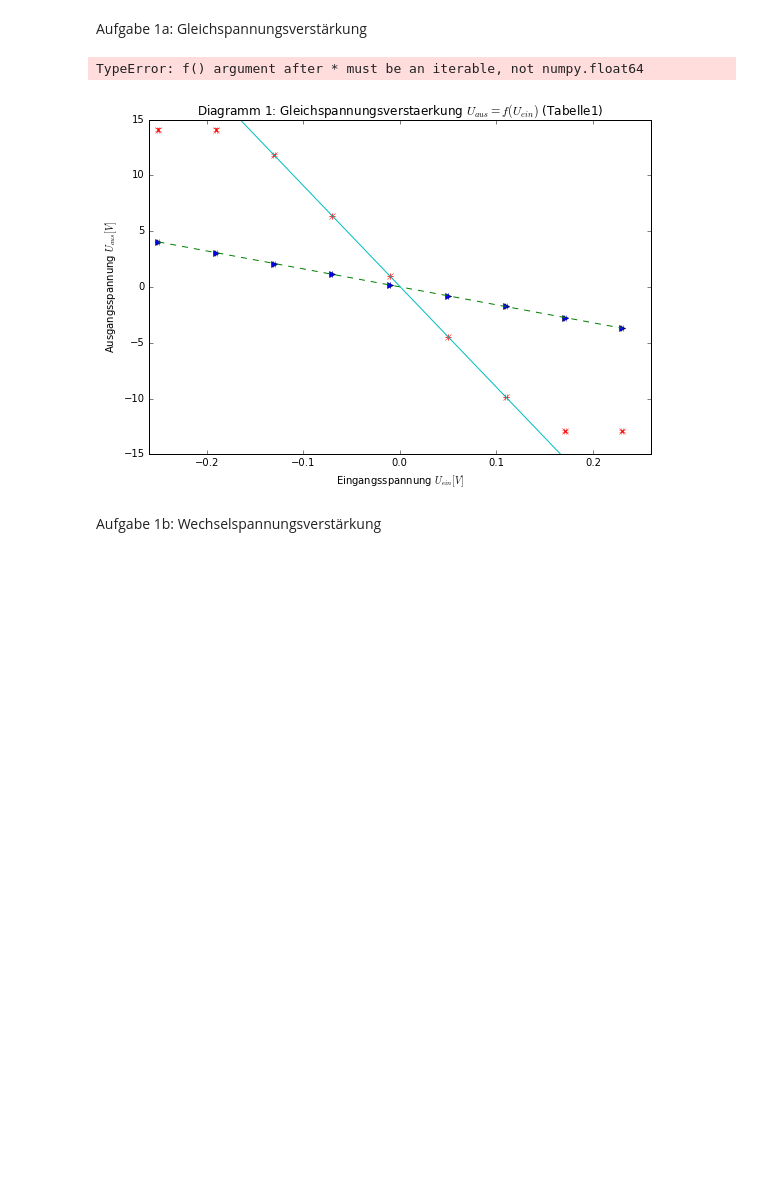
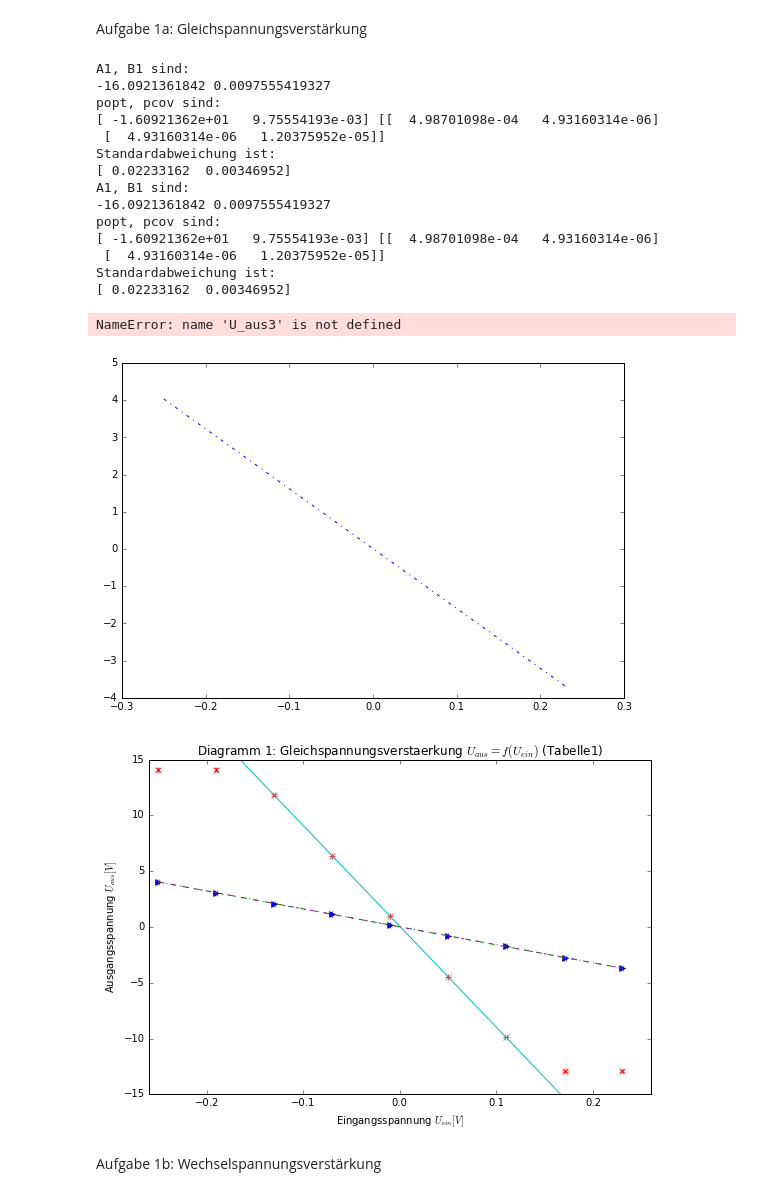
Before and after one commit to woskar/pap2-lab-training, a Jupyter notebook: v242/v242_spannungsverstaerkung.ipynb, the cells around one changed output. Saved outputs shown, nothing was run; the diff lists cells and outputs as text; code cells hidden in the pictures; blank space fills up the shorter version.

```diff
--- a/v242/v242_spannungsverstaerkung.ipynb
+++ b/v242/v242_spannungsverstaerkung.ipynb
@@ -38,35 +38,65 @@ fig,ax = plt.subplots(1)
 ax.errorbar(U_ein, U_aus1, linestyle='None', marker='>', label='$R_{G}=48.7 k\Omega$', xerr=ein_err, yerr=aus1_err)
 ax.plot(U_ein, f(U_ein, A1, B1), linestyle='--', label='$m_{fit}=%.2f, (t_{fit}=%.2f)$' %(A1, B1))
 
 ax.errorbar(U_ein, U_aus2, linestyle='None', marker='x', label='$R_{G}=274 k\Omega$', xerr=ein_err, yerr=aus2_err)
 ax.plot(U_ein, f(U_ein, A2, B2), label='$m_{fit}=%.2f, (t_{fit}=%.2f)$' %(A2, B2))
 
 handles,labels = ax.get_legend_handles_labels()
 
 plt.xlabel('Eingangsspannung $U_{ein} [V]$')
 plt.ylabel('Ausgangsspannung $U_{aus} [V]$')
 plt.title('Diagramm 1: Gleichspannungsverstaerkung $U_{aus}=f(U_{ein})$ (Tabelle1)')
 plt.ylim((-15,15))
 plt.xlim((-0.26, 0.26))
 
 plt.plot(U_ein, f(U_ein, *popt), linestyle = '-.')
 print('A1, B1 sind:')
 print A1,B1
 print('popt, pcov sind:')
 print popt, pcov
 
 print('Standardabweichung ist:')
 perr = np.sqrt(np.diag(pcov))
 print perr
 
+
+#Anpassen für Gerade 2
+
+popt, pcov = curve_fit(f, U_ein, U_aus3)
+plt.plot(U_ein, f(U_ein, *popt), linestyle = '-.')
+print('A3, B3 sind:')
+print A3,B3
+print('popt, pcov sind:')
+print popt, pcov
+print('Standardabweichung ist:')
+perr = np.sqrt(np.diag(pcov))
+print perr
+
+
+
 handles,labels = ax.get_legend_handles_labels()
 handles = [handles[3], handles[1], handles[2], handles[0]]
 labels = [labels[3], labels[1], labels[2], labels[0]]
 ax.legend(handles, labels, title='Gegenkoppelwiderstaende und Parameter\nder Ausgleichsgeraden $y(x)=m*x(+t)$', borderpad=1, borderaxespad=1, loc='best', shadow='true')
 #plt.savefig('V242_A1a.png', dpi=300)
 # %% [output]
-TypeError: f() argument after * must be an iterable, not numpy.float64
+A1, B1 sind:
+-16.0921361842 0.0097555419327
+popt, pcov sind:
+[ -1.60921362e+01   9.75554193e-03] [[  4.98701098e-04   4.93160314e-06]
+ [  4.93160314e-06   1.20375952e-05]]
+Standardabweichung ist:
+[ 0.02233162  0.00346952]
+A1, B1 sind:
+-16.0921361842 0.0097555419327
+popt, pcov sind:
+[ -1.60921362e+01   9.75554193e-03] [[  4.98701098e-04   4.93160314e-06]
+ [  4.93160314e-06   1.20375952e-05]]
+Standardabweichung ist:
+[ 0.02233162  0.00346952]
+NameError: name 'U_aus3' is not defined
-[figure, old version]
+[figure, new version]
+[figure, added]
 # %% [markdown]
 Aufgabe 1b: Wechselspannungsverstärkung
 # %%
```
